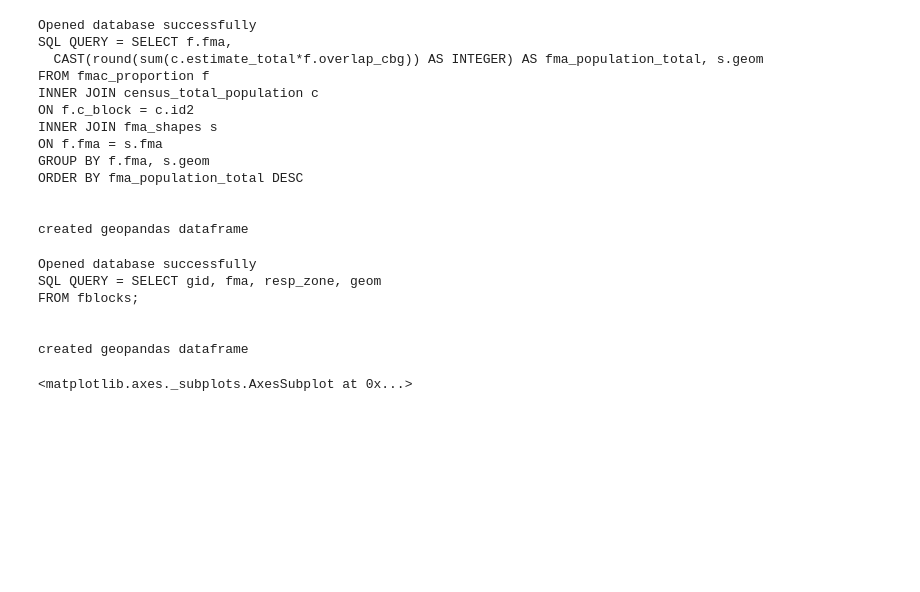
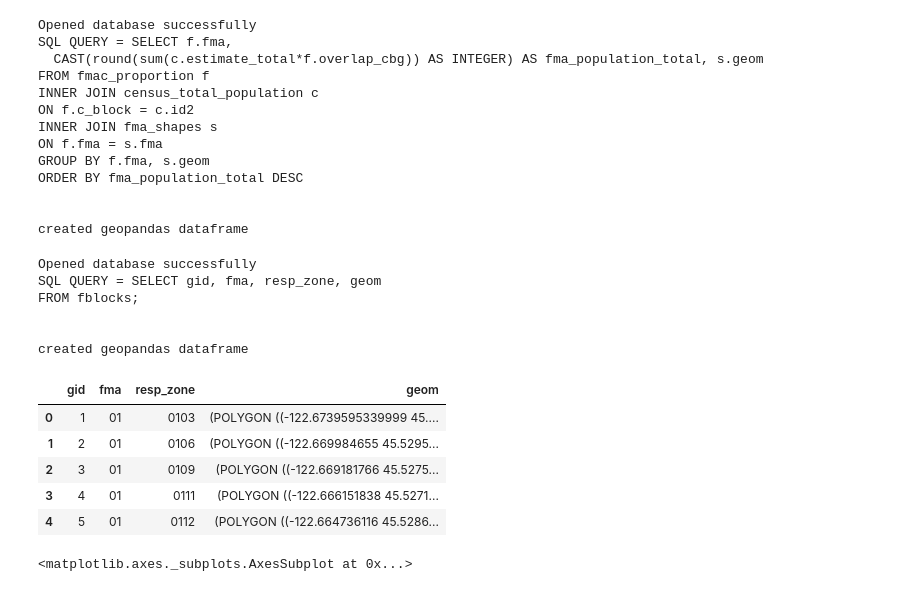
Before and after one commit to rcallihan/HackOregon-EmergencyResponse, a Jupyter notebook: RyanTest_Fire Block Plot.ipynb, the cells around one changed output. Cells and saved outputs as stored; diff of their text form; code cells hidden in the pictures; blank space fills up the shorter version.

```diff
--- a/RyanTest_Fire Block Plot.ipynb
+++ b/RyanTest_Fire Block Plot.ipynb
@@ -130,6 +130,15 @@ FROM fblocks;
 
 
 created geopandas dataframe
+# %%
+df3.head()
+# %% [output]
+|  | gid | fma | resp_zone | geom |
+| 0 | 1 | 01 | 0103 | (POLYGON ((-122.6739595339999 45.... |
+| 1 | 2 | 01 | 0106 | (POLYGON ((-122.669984655 45.5295... |
+| 2 | 3 | 01 | 0109 | (POLYGON ((-122.669181766 45.5275... |
+| 3 | 4 | 01 | 0111 | (POLYGON ((-122.666151838 45.5271... |
+| 4 | 5 | 01 | 0112 | (POLYGON ((-122.664736116 45.5286... |
 # %%
 #df3.info()
 df3.plot(figsize=(20,20), column='fma')
```
Also changed, not shown: parts of 8 cells of this notebook.
